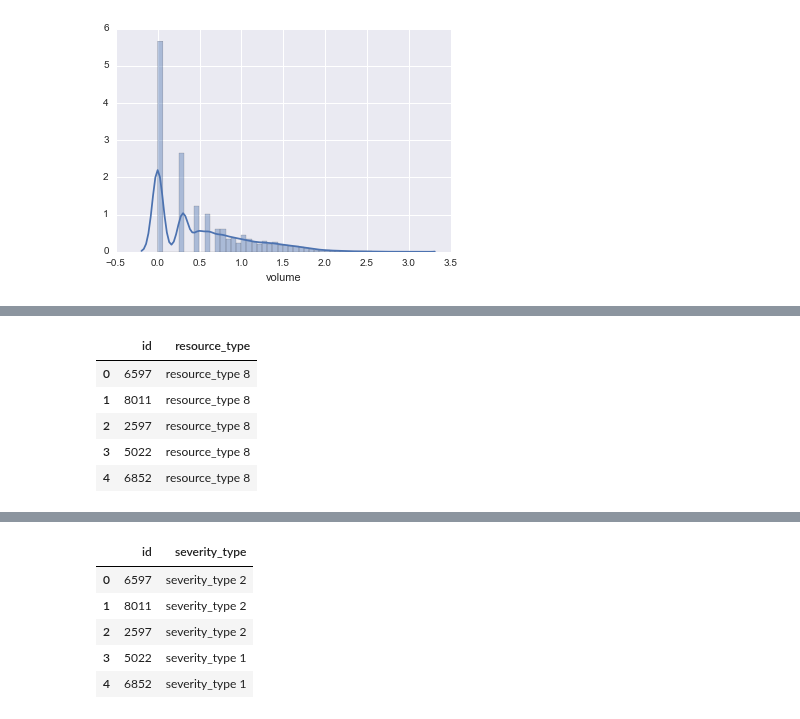
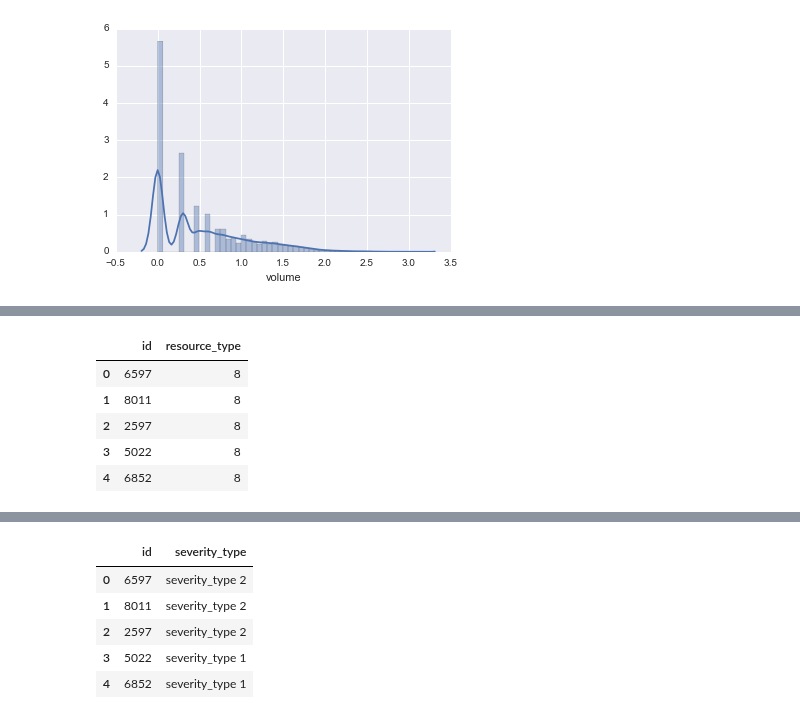
Before and after one commit to numb3r33/Applied-Data-Analysis, a Jupyter notebook: Telestra Network Disruptions/notebooks/Telestra-Understanding-Data.ipynb, the cells around one changed output, grey strips where cells are left out. Saved outputs shown, nothing was run; the diff lists cells and outputs as text; code cells hidden in the pictures.

```diff
--- a/Telestra Network Disruptions/notebooks/Telestra-Understanding-Data.ipynb
+++ b/Telestra Network Disruptions/notebooks/Telestra-Understanding-Data.ipynb
@@ -40,2 +42,5 @@ warnings.filterwarnings('ignore')
+# %%
+def str_to_num(string):
+    return int(string.split()[1])
 # %%
 # load train and test files
@@ -64,9 +84,9 @@ test.head()
 # %%
 # load other files
-event_types = pd.read_csv('../data/event_type.csv')
-log_features = pd.read_csv('../data/log_feature.csv')
-resource_types = pd.read_csv('../data/resource_type.csv')
-severity_types = pd.read_csv('../data/severity_type.csv')
+event_types = pd.read_csv('../data/event_type.csv', converters={'event_type': str_to_num})
+log_features = pd.read_csv('../data/log_feature.csv', converters={'log_feature': str_to_num})
+resource_types = pd.read_csv('../data/resource_type.csv', converters={'resource_type': str_to_num})
+severity_types = pd.read_csv('../data/severity_type.csv', converters={'severity_type': str_to_num})
 # %%
 event_types.head()
 # %% [output]
@@ -149,9 +190,9 @@ sns.distplot(log_features.volume.map(np.log10));
 # %%
-resource_type.head()
+resource_types.head()
 # %% [output]
 |  | id | resource_type |
-| 0 | 6597 | resource_type 8 |
-| 1 | 8011 | resource_type 8 |
-| 2 | 2597 | resource_type 8 |
-| 3 | 5022 | resource_type 8 |
-| 4 | 6852 | resource_type 8 |
+| 0 | 6597 | 8 |
+| 1 | 8011 | 8 |
+| 2 | 2597 | 8 |
+| 3 | 5022 | 8 |
+| 4 | 6852 | 8 |
```
Also changed, not shown: parts of 38 cells of this notebook.
